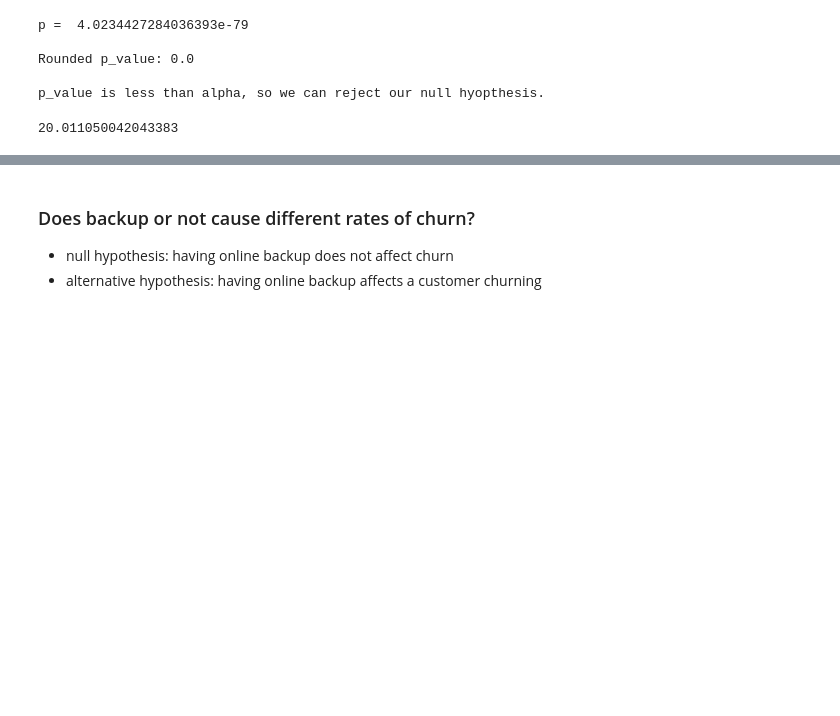
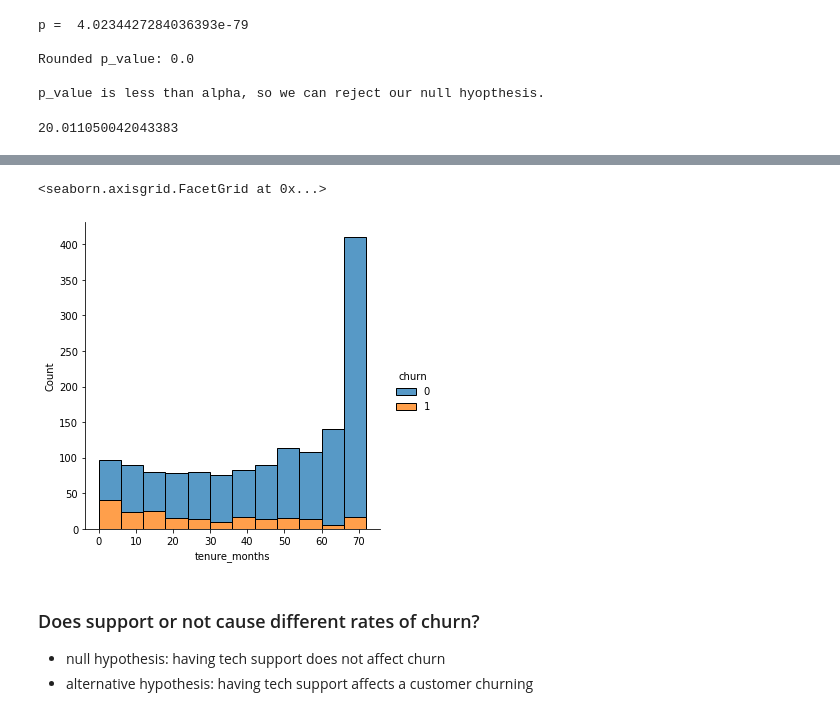
Before and after one commit to ThompsonBethany01/Telco_Churn, a Jupyter notebook: Exploration.ipynb, the cells around one changed output, grey strips where cells are left out. Cells and saved outputs as stored; diff of their text form; code cells hidden in the pictures; blank space fills up the shorter version.

```diff
--- a/Exploration.ipynb
+++ b/Exploration.ipynb
@@ -179,4 +212,9 @@ p_value is less than alpha, so we can reject our null hyopthesis.
+# %%
+sns.displot(train[train.online_security == 1], x = "tenure_months", hue ="churn",multiple="stack")
+# %% [output]
+<seaborn.axisgrid.FacetGrid at 0x...>
+[figure, added]
 # %% [markdown]
-### Does backup or not cause different rates of churn?
-- null hypothesis: having online backup does not affect churn
-- alternative hypothesis: having online backup affects a customer churning
+### Does support or not cause different rates of churn?
+- null hypothesis: having tech support does not affect churn
+- alternative hypothesis: having tech support affects a customer churning
```
Also changed, not shown: parts of 18 cells of this notebook, 3 other files.
